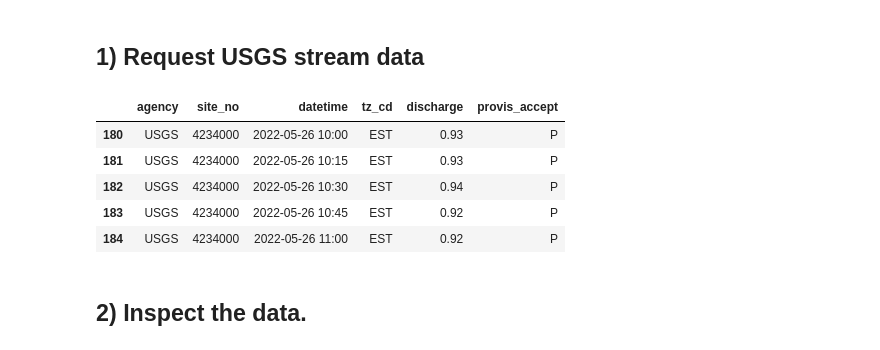
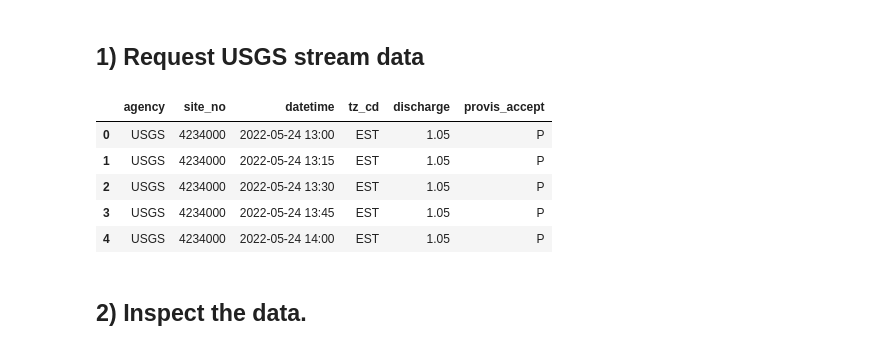
Before and after one commit to alex-l-young/pydrology, a Jupyter notebook: Examples/usgs_data_request.ipynb, the cells around one changed output. Saved outputs shown, nothing was run; the diff lists cells and outputs as text; code cells hidden in the pictures.

```diff
--- a/Examples/usgs_data_request.ipynb
+++ b/Examples/usgs_data_request.ipynb
@@ -39,17 +41,16 @@ gmt_offset = "-05:00"
 # %%
 # Request the gage data as a DataFrame.
 gage_df = request_usgs_data(gage_id, start_date, start_time, end_date, end_time, gmt_offset)
 
 # Print the head and tail.
 gage_df.head()
-gage_df.tail()
 # %% [output]
 |  | agency | site_no | datetime | tz_cd | discharge | provis_accept |
-| 180 | USGS | 4234000 | 2022-05-26 10:00 | EST | 0.93 | P |
-| 181 | USGS | 4234000 | 2022-05-26 10:15 | EST | 0.93 | P |
-| 182 | USGS | 4234000 | 2022-05-26 10:30 | EST | 0.94 | P |
-| 183 | USGS | 4234000 | 2022-05-26 10:45 | EST | 0.92 | P |
-| 184 | USGS | 4234000 | 2022-05-26 11:00 | EST | 0.92 | P |
+| 0 | USGS | 4234000 | 2022-05-24 13:00 | EST | 1.05 | P |
+| 1 | USGS | 4234000 | 2022-05-24 13:15 | EST | 1.05 | P |
+| 2 | USGS | 4234000 | 2022-05-24 13:30 | EST | 1.05 | P |
+| 3 | USGS | 4234000 | 2022-05-24 13:45 | EST | 1.05 | P |
+| 4 | USGS | 4234000 | 2022-05-24 14:00 | EST | 1.05 | P |
 # %% [markdown]
 ## 2) Inspect the data.
 # %%
```
Also changed, not shown: parts of 11 cells of this notebook.
